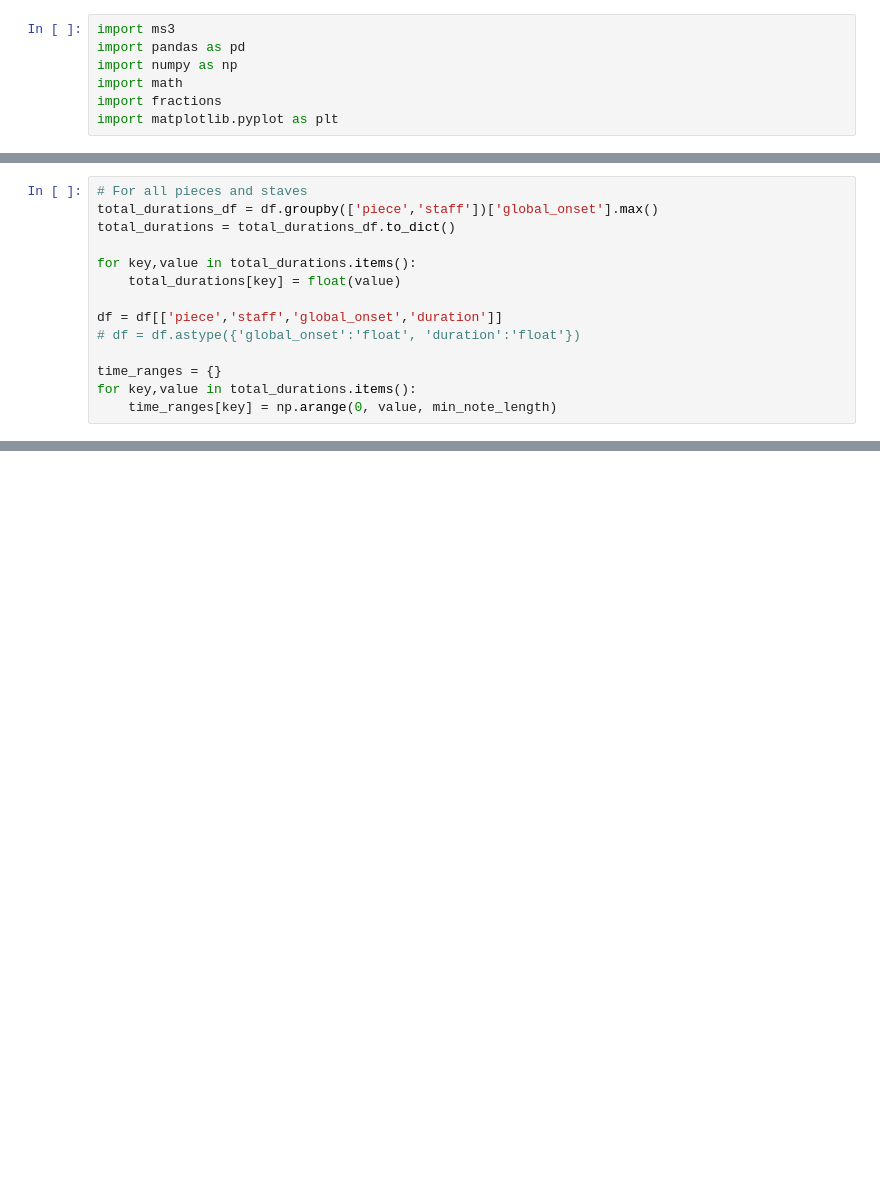
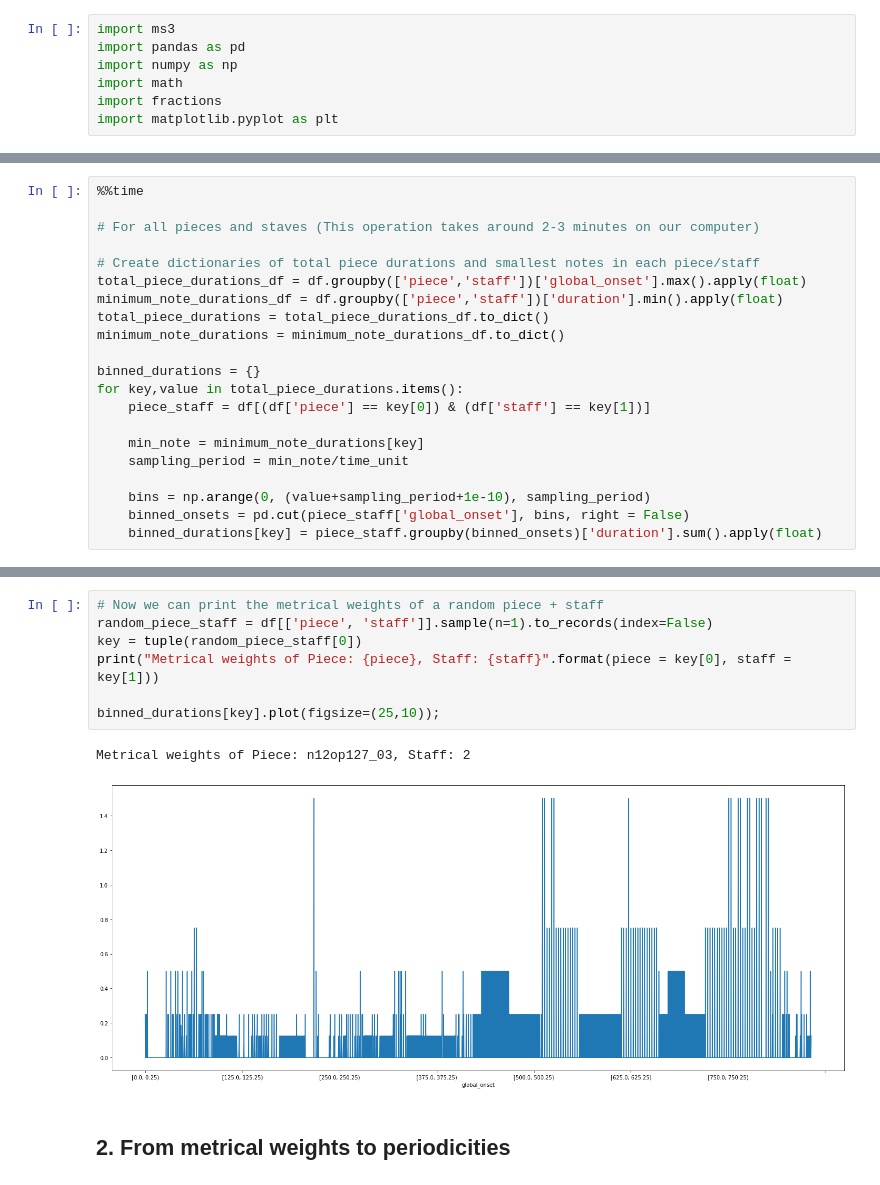
Before and after one commit to mikqs/digital-musicology, a Jupyter notebook: Group_6_A1.ipynb, the cells around one changed output, grey strips where cells are left out. Drawn from its saved outputs; the diff is of its cells as text; blank space fills up the shorter version.

```diff
--- a/Group_6_A1.ipynb
+++ b/Group_6_A1.ipynb
@@ -67,14 +81,21 @@ one_piece
-# %%
-# For all pieces and staves
-total_durations_df = df.groupby(['piece','staff'])['global_onset'].max()
-total_durations = total_durations_df.to_dict()
-
-for key,value in total_durations.items():
-    total_durations[key] = float(value)
-
-df = df[['piece','staff','global_onset','duration']]
-# df = df.astype({'global_onset':'float', 'duration':'float'})
-
-time_ranges = {}
-for key,value in total_durations.items():
-    time_ranges[key] = np.arange(0, value, min_note_length)
+# %%
+%%time
+
+# For all pieces and staves (This operation takes around 2-3 minutes on our computer)
+
+# Create dictionaries of total piece durations and smallest notes in each piece/staff
+total_piece_durations_df = df.groupby(['piece','staff'])['global_onset'].max().apply(float)
+minimum_note_durations_df = df.groupby(['piece','staff'])['duration'].min().apply(float)
+total_piece_durations = total_piece_durations_df.to_dict()
+minimum_note_durations = minimum_note_durations_df.to_dict()
+
+binned_durations = {}
+for key,value in total_piece_durations.items():
+    piece_staff = df[(df['piece'] == key[0]) & (df['staff'] == key[1])]
+
+    min_note = minimum_note_durations[key]
+    sampling_period = min_note/time_unit
+
+    bins = np.arange(0, (value+sampling_period+1e-10), sampling_period)
+    binned_onsets = pd.cut(piece_staff['global_onset'], bins, right = False)
+    binned_durations[key] = piece_staff.groupby(binned_onsets)['duration'].sum().apply(float)
@@ -80,0 +105,12 @@ for key,value in total_durations.items():
+# %%
+# Now we can print the metrical weights of a random piece + staff
+random_piece_staff = df[['piece', 'staff']].sample(n=1).to_records(index=False)
+key = tuple(random_piece_staff[0])
+print("Metrical weights of Piece: {piece}, Staff: {staff}".format(piece = key[0], staff = key[1]))
+
+binned_durations[key].plot(figsize=(25,10));
+# %% [output]
+Metrical weights of Piece: n12op127_03, Staff: 2
+[figure, added]
+# %% [markdown]
+## 2. From metrical weights to periodicities
```
Also changed, not shown: parts of 8 cells of this notebook.
